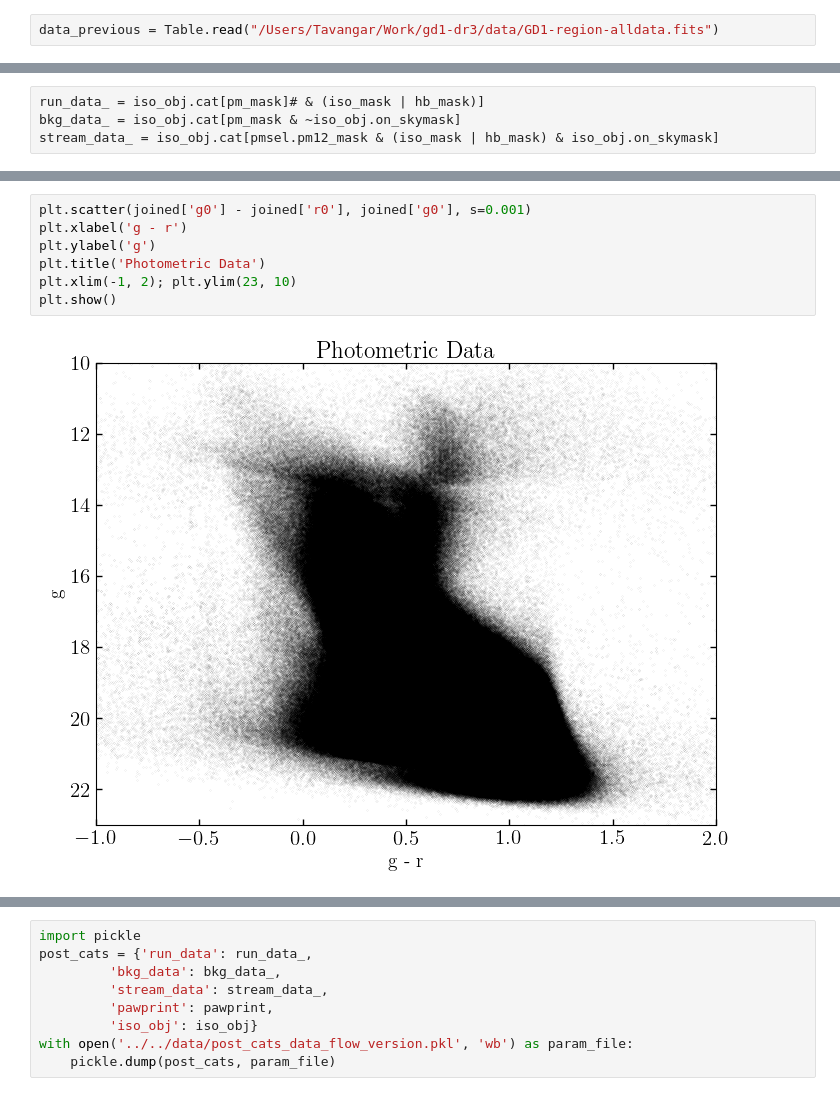
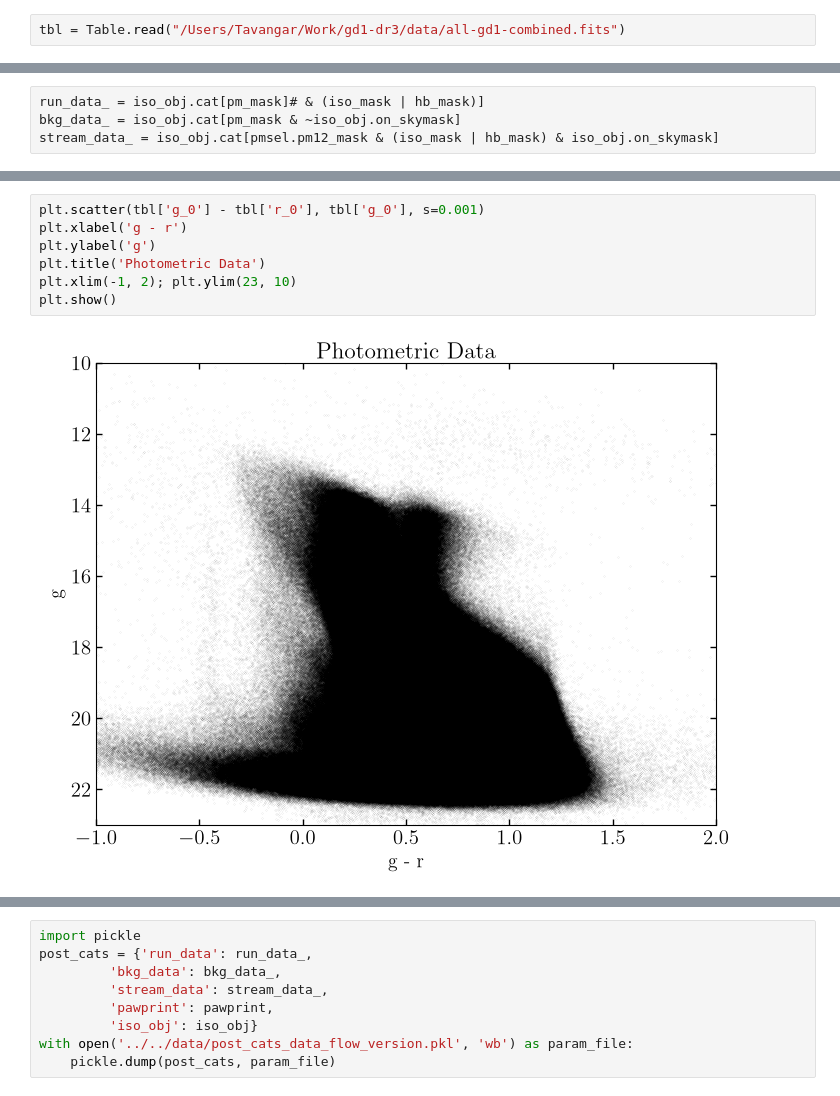
Before and after one commit to ktavangar/gd1-dr3, a Jupyter notebook: notebooks/Photometric-Modeling-Pipeline/generating_data.ipynb, the cells around one changed output, grey strips where cells are left out. Saved outputs shown, nothing was run; the diff lists cells and outputs as text.

```diff
--- a/notebooks/Photometric-Modeling-Pipeline/generating_data.ipynb
+++ b/notebooks/Photometric-Modeling-Pipeline/generating_data.ipynb
@@ -19,4 +19,4 @@ import galstreams as gst
 from pyia import GaiaData
 import gala.coordinates as gc
 # %%
-data_previous = Table.read("/Users/Tavangar/Work/gd1-dr3/data/GD1-region-alldata.fits")
+tbl = Table.read("/Users/Tavangar/Work/gd1-dr3/data/all-gd1-combined.fits")
@@ -142,10 +73,10 @@ plt.show()
 # %%
-plt.scatter(joined['g0'] - joined['r0'], joined['g0'], s=0.001)
+plt.scatter(tbl['g_0'] - tbl['r_0'], tbl['g_0'], s=0.001)
 plt.xlabel('g - r')
 plt.ylabel('g')
 plt.title('Photometric Data')
 plt.xlim(-1, 2); plt.ylim(23, 10)
 plt.show()
 # %% [output]
-[figure, old version]
+[figure, new version]
 # %%
```
Also changed, not shown: parts of 18 cells of this notebook, 15 other files.
